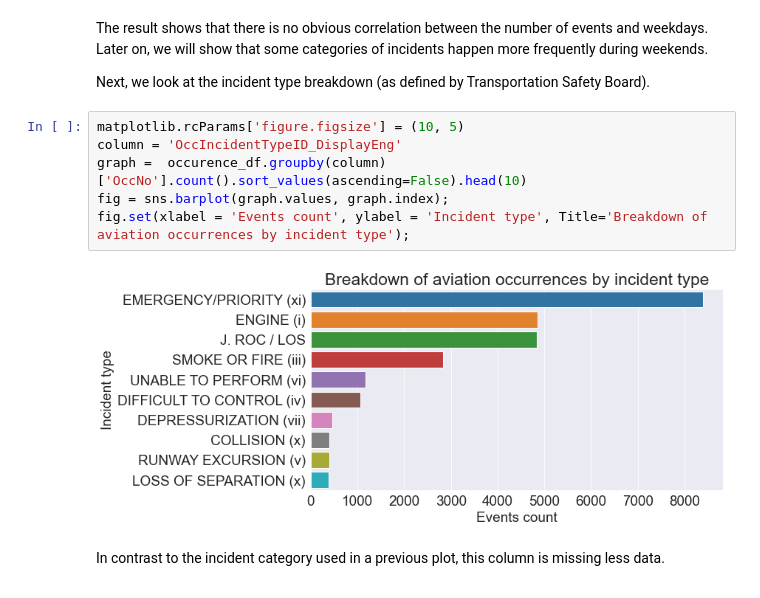
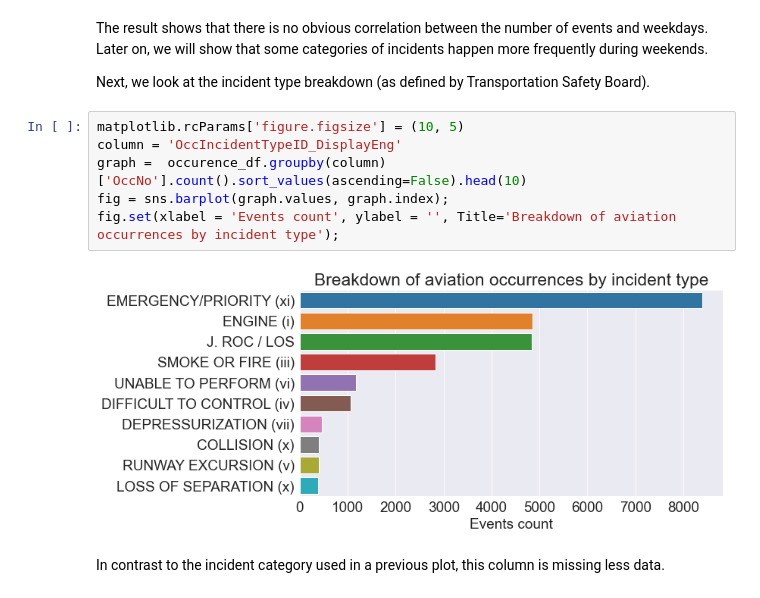
Before and after one commit to zaitrik/canadian_aviation, a Jupyter notebook: canadian_aviation.ipynb, the cells around one changed output. Saved outputs shown, nothing was run; the diff lists cells and outputs as text.

```diff
--- a/canadian_aviation.ipynb
+++ b/canadian_aviation.ipynb
@@ -285,11 +285,11 @@ Next, we look at the incident type breakdown (as defined by Transportation Safet
 # %%
 matplotlib.rcParams['figure.figsize'] = (10, 5)
 column = 'OccIncidentTypeID_DisplayEng'
 graph =  occurence_df.groupby(column)['OccNo'].count().sort_values(ascending=False).head(10)
 fig = sns.barplot(graph.values, graph.index);
-fig.set(xlabel = 'Events count', ylabel = 'Incident type', Title='Breakdown of aviation occurrences by incident type');
+fig.set(xlabel = 'Events count', ylabel = '', Title='Breakdown of aviation occurrences by incident type');
 # %% [output]
-[figure, old version]
+[figure, new version]
 # %% [markdown]
 In contrast to the incident category used in a previous plot, this column is missing less data.
 # %%
```
Also changed, not shown: parts of 12 cells of this notebook.
